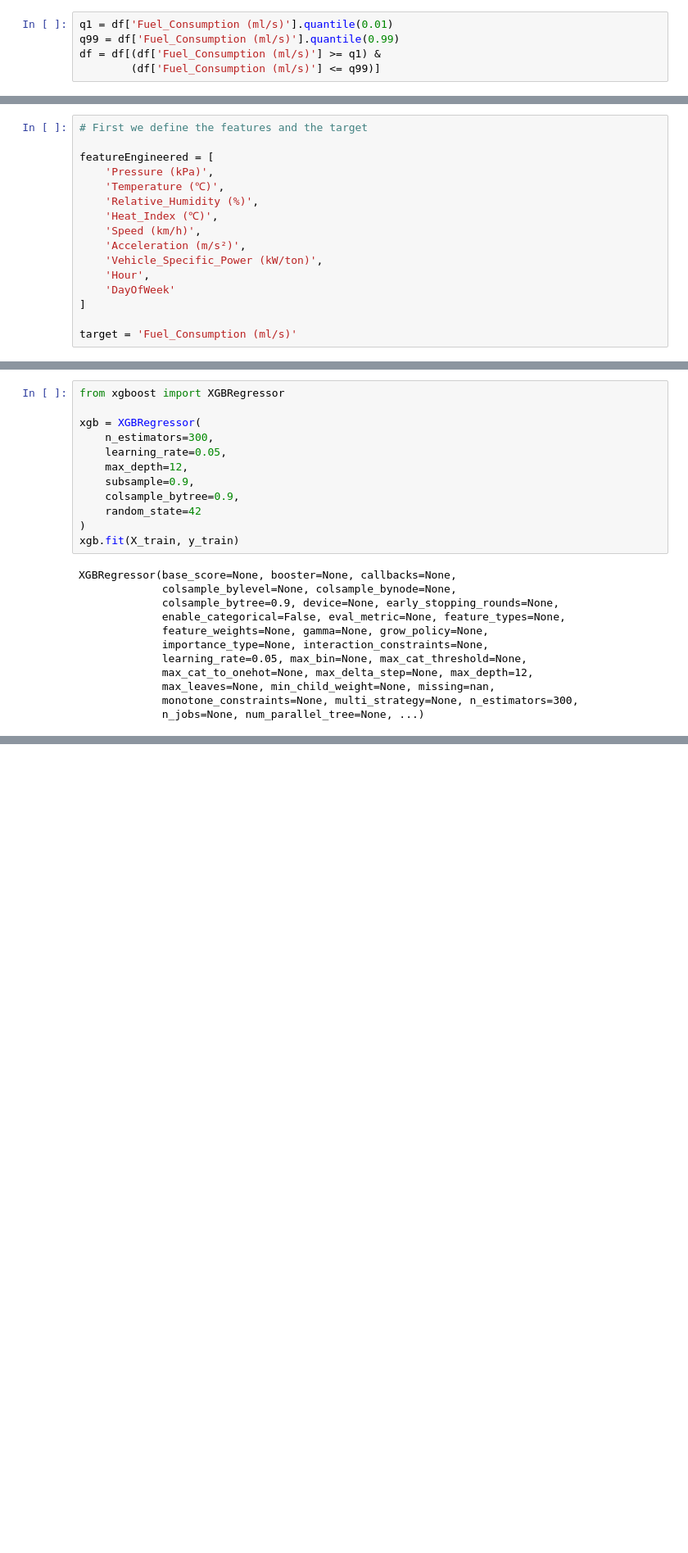
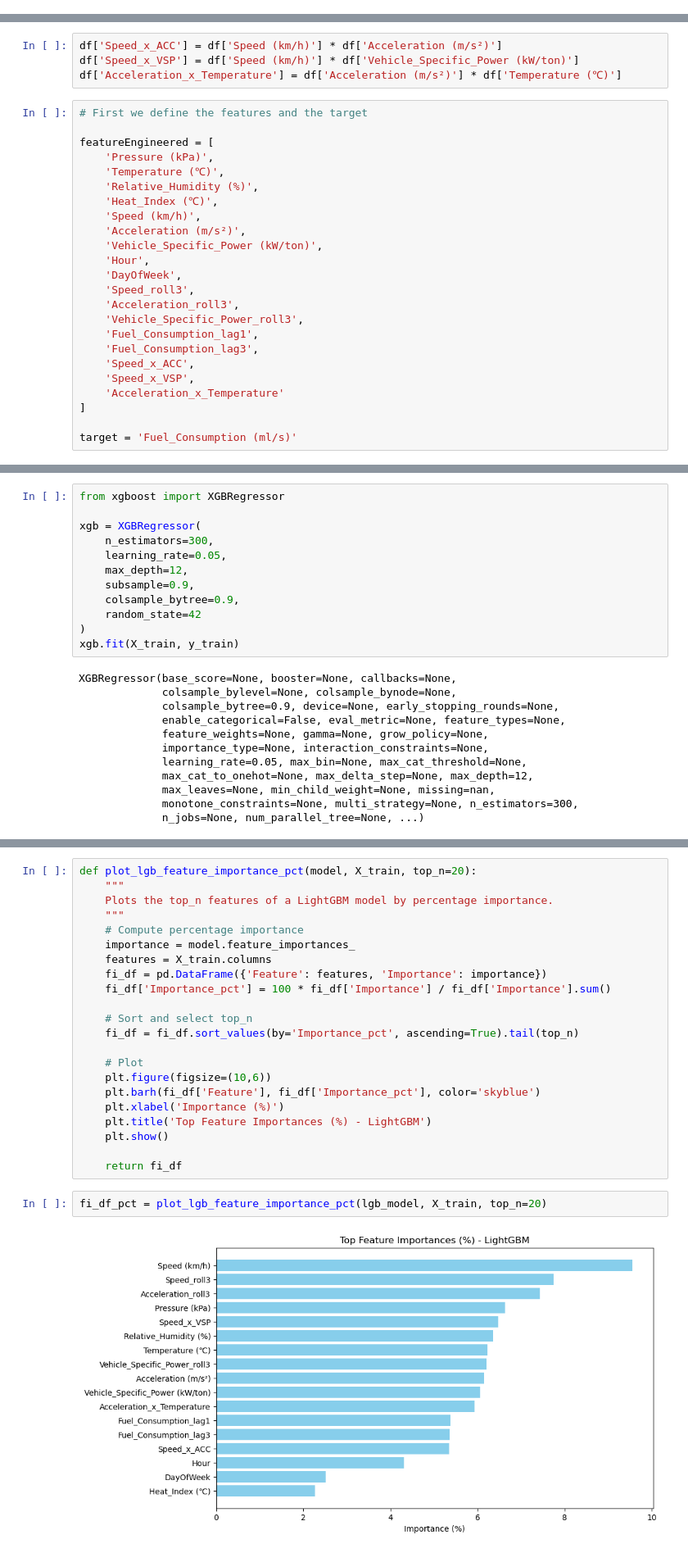
Before and after one commit to cloberdede/GreenAIProjet, a Jupyter notebook: Projetv2.ipynb, the cells around one changed output, grey strips where cells are left out. Shown at 82% size. Cells and saved outputs as stored; diff of their text form; blank space fills up the shorter version.

```diff
--- a/Projetv2.ipynb
+++ b/Projetv2.ipynb
@@ -410,5 +393,0 @@ df = df.dropna()
-# %%
-q1 = df['Fuel_Consumption (ml/s)'].quantile(0.01)
-q99 = df['Fuel_Consumption (ml/s)'].quantile(0.99)
-df = df[(df['Fuel_Consumption (ml/s)'] >= q1) &
-        (df['Fuel_Consumption (ml/s)'] <= q99)]
@@ -415,3 +403,7 @@ df = df[(df['Fuel_Consumption (ml/s)'] >= q1) &
+# %%
+df['Speed_x_ACC'] = df['Speed (km/h)'] * df['Acceleration (m/s²)']
+df['Speed_x_VSP'] = df['Speed (km/h)'] * df['Vehicle_Specific_Power (kW/ton)']
+df['Acceleration_x_Temperature'] = df['Acceleration (m/s²)'] * df['Temperature (℃)']
 # %%
 # First we define the features and the target
 
@@ -424,7 +416,15 @@ featureEngineered = [
     'Acceleration (m/s²)',
     'Vehicle_Specific_Power (kW/ton)',
     'Hour',
-    'DayOfWeek'
+    'DayOfWeek',
+    'Speed_roll3',
+    'Acceleration_roll3',
+    'Vehicle_Specific_Power_roll3',
+    'Fuel_Consumption_lag1',
+    'Fuel_Consumption_lag3',
+    'Speed_x_ACC',
+    'Speed_x_VSP',
+    'Acceleration_x_Temperature'
 ]
 
 target = 'Fuel_Consumption (ml/s)'
@@ -513,0 +558,26 @@ RMSE: 0.5105417291031072
+# %%
+def plot_lgb_feature_importance_pct(model, X_train, top_n=20):
+    """
+    Plots the top_n features of a LightGBM model by percentage importance.
+    """
+    # Compute percentage importance
+    importance = model.feature_importances_
+    features = X_train.columns
+    fi_df = pd.DataFrame({'Feature': features, 'Importance': importance})
+    fi_df['Importance_pct'] = 100 * fi_df['Importance'] / fi_df['Importance'].sum()
+
+    # Sort and select top_n
+    fi_df = fi_df.sort_values(by='Importance_pct', ascending=True).tail(top_n)
+
+    # Plot
+    plt.figure(figsize=(10,6))
+    plt.barh(fi_df['Feature'], fi_df['Importance_pct'], color='skyblue')
+    plt.xlabel('Importance (%)')
+    plt.title('Top Feature Importances (%) - LightGBM')
+    plt.show()
+
+    return fi_df
+# %%
+fi_df_pct = plot_lgb_feature_importance_pct(lgb_model, X_train, top_n=20)
+# %% [output]
+[figure, added]
```
Also changed, not shown: parts of 23 cells of this notebook, 5 other files.
